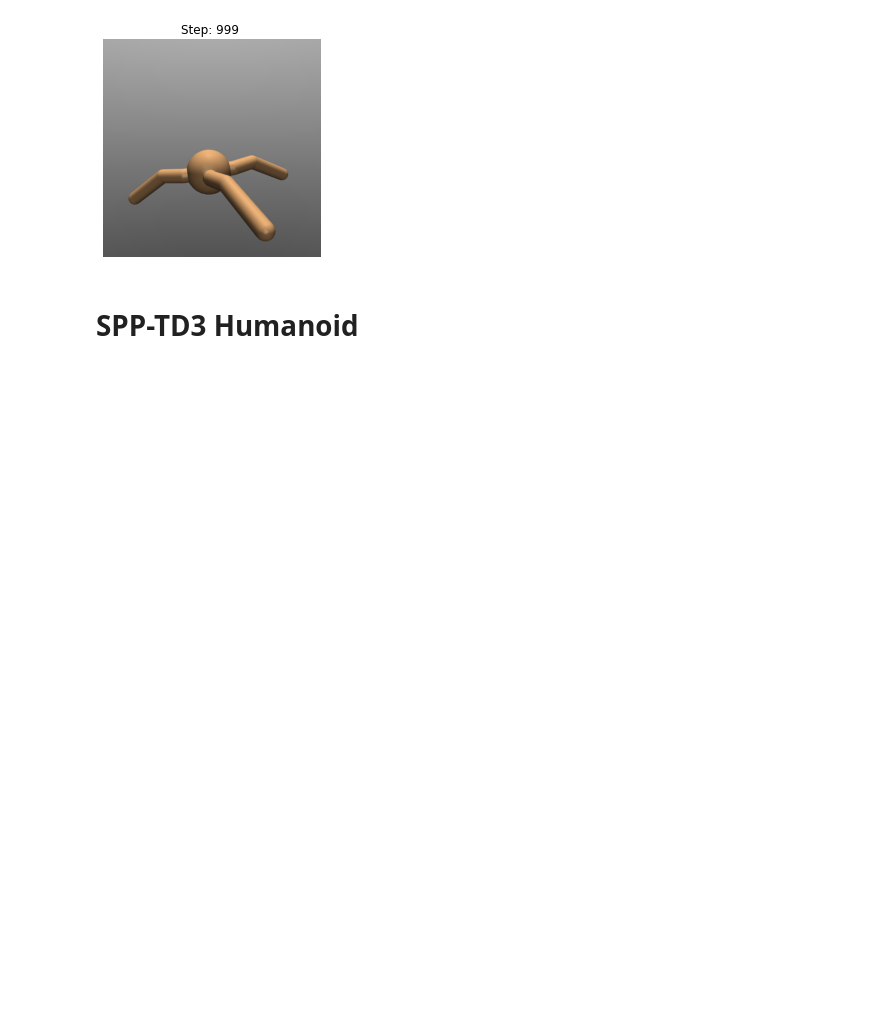
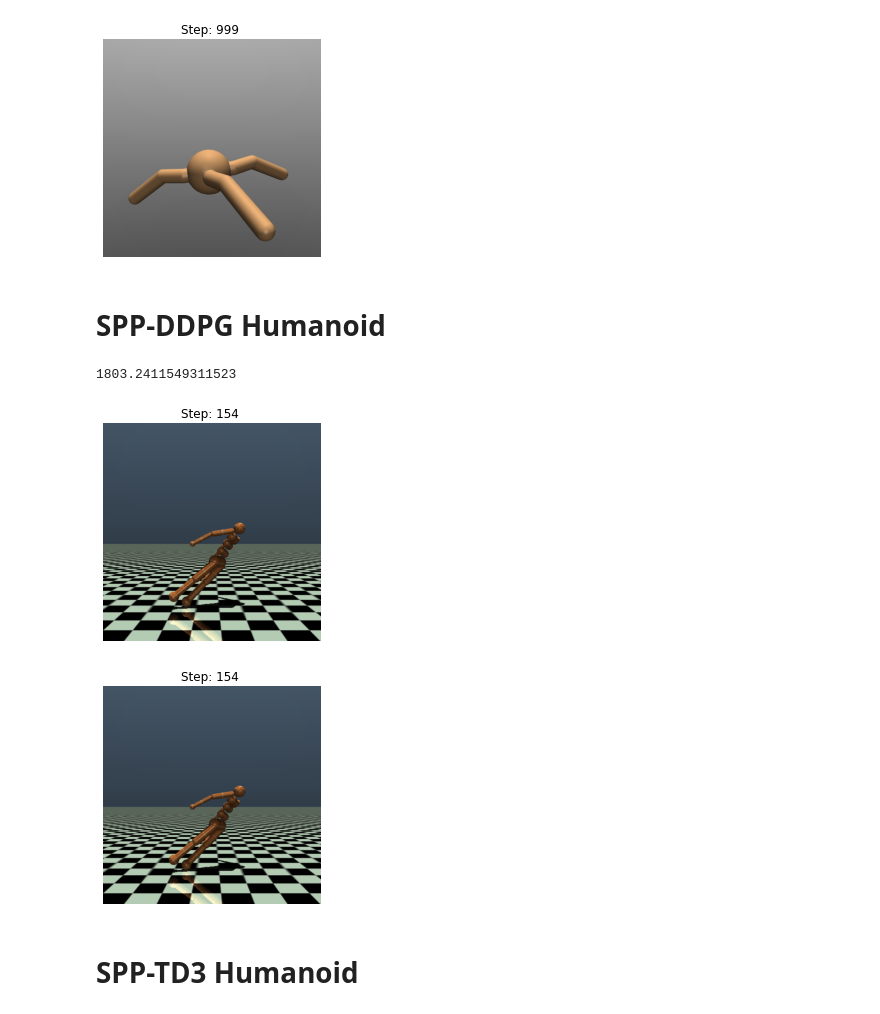
Before and after one commit to MIMUW-RL/spp-rl, a Jupyter notebook: notebooks/load_and_evaluate_agents.ipynb, the cells around one changed output. Cells and saved outputs as stored; diff of their text form; code cells hidden in the pictures; blank space fills up the shorter version.

Commit message:
missing humanoid spp-ddpg agent

```diff
--- a/notebooks/load_and_evaluate_agents.ipynb
+++ b/notebooks/load_and_evaluate_agents.ipynb
@@ -128,6 +128,34 @@ visualise_episode(sac)
 # %% [output]
 [figure]
 [figure]
+# %% [markdown]
+# SPP-DDPG Humanoid
+# %%
+model_path = "../models/Humanoid_spp-ddpg_model.pkl"
+
+ENV_NAME = "Humanoid-v3"
+
+ddpg = DDPG_AcM(
+    env_name=ENV_NAME,
+    acm_critic=True,
+    min_max_denormalize=True,
+    norm_closs=False,
+    denormalize_actor_out=True,
+    obs_norm=False,
+    acm_fn = lambda in_dim, o_dim, lim, discr: BasicAcM(
+            in_dim, o_dim, discr),
+)
+
+ddpg.load(model_path)
+
+ddpg.test(5)
+# %% [output]
+1803.2411549311523
+# %%
+visualise_episode(ddpg)
+# %% [output]
+[figure, added]
+[figure, added]
 # %% [markdown]
 # SPP-TD3 Humanoid
 # %%
```
Also changed, not shown: 1 other file.
